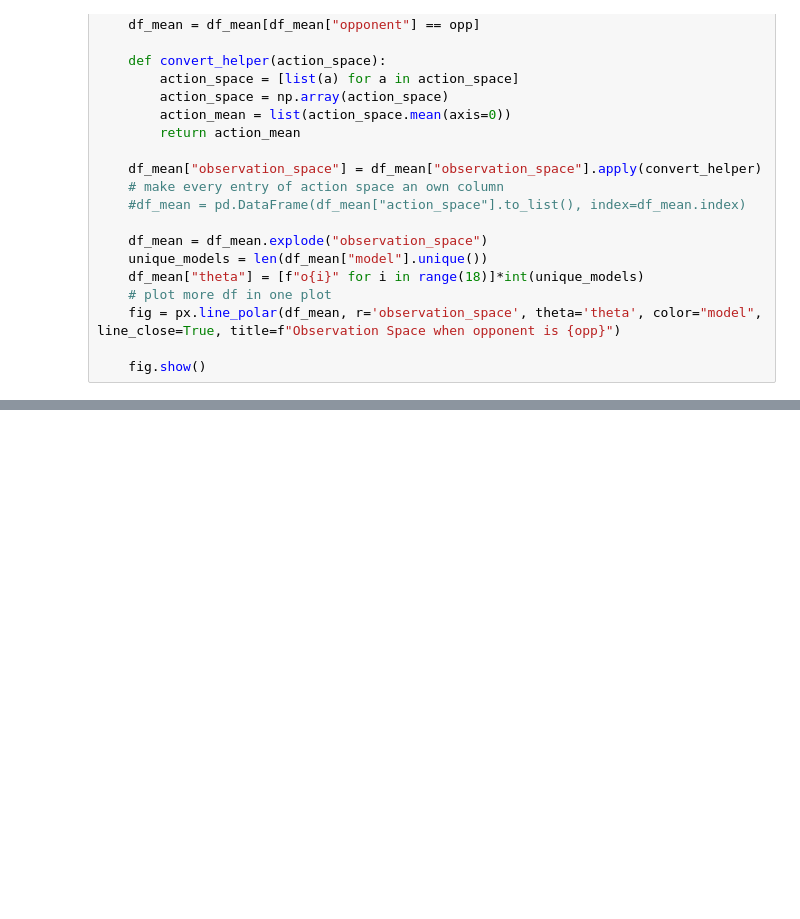
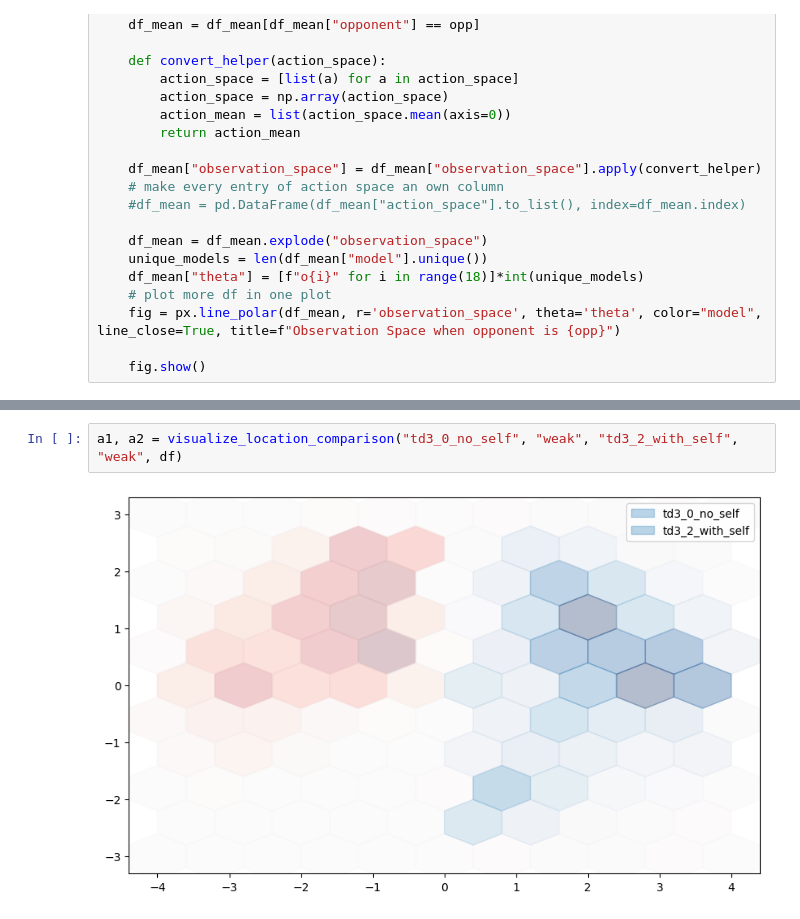
Before and after one commit to triooy/rl_uni_tuebingen_challenge, a Jupyter notebook: src/experiments/action_space_plots.ipynb, the cells around one changed output, grey strips where cells are left out. Saved outputs shown, nothing was run; the diff lists cells and outputs as text; blank space fills up the shorter version.

```diff
--- a/src/experiments/action_space_plots.ipynb
+++ b/src/experiments/action_space_plots.ipynb
@@ -71,0 +122,4 @@ for opp in df["opponent"].unique():
+# %%
+a1, a2 = visualize_location_comparison("td3_0_no_self", "weak", "td3_2_with_self", "weak", df)
+# %% [output]
+[figure, added]
```
Also changed, not shown: parts of 6 cells of this notebook, 3 other files.
